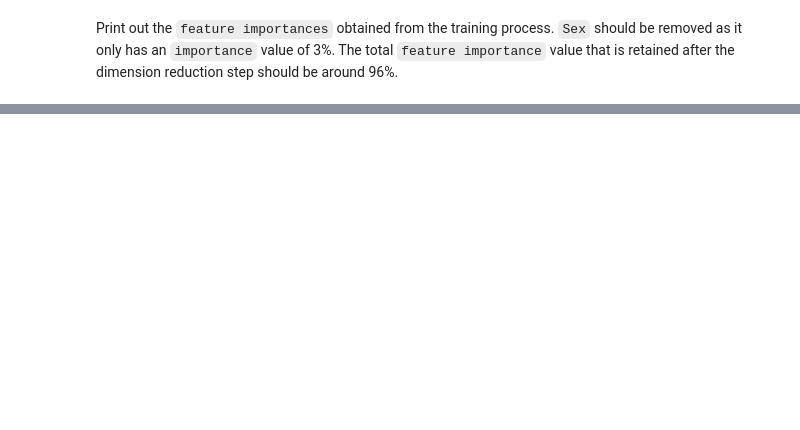
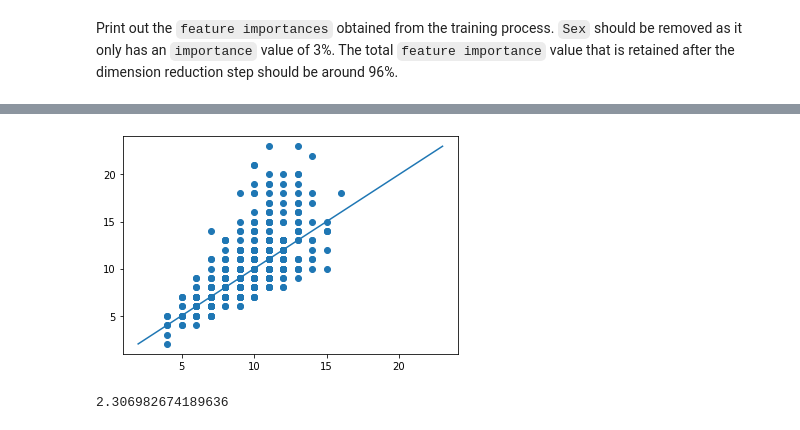
Before and after one commit to Kaiqi-Liang/CITS5508-Labs, a Jupyter notebook: labs/lab04/lab04.ipynb, the cells around one changed output, grey strips where cells are left out. Drawn from its saved outputs; the diff is of its cells as text; code cells hidden in the pictures; blank space fills up the shorter version.

```diff
--- a/labs/lab04/lab04.ipynb
+++ b/labs/lab04/lab04.ipynb
@@ -50,0 +51,6 @@ Looking at the scatter plot, none of the features are linearly correlated. Now m
+# %%
+from sklearn.preprocessing import StandardScaler
+from numpy import ndarray
+def feature_scale(x_train: DataFrame, x_test: DataFrame) -> tuple[ndarray, ndarray]:
+	scaler = StandardScaler()
+	return scaler.fit_transform(x_train), scaler.transform(x_test)
@@ -213,0 +228,9 @@ rmse_report(y_test, list(map(round, y_pred)))
+# %%
+from sklearn.ensemble import BaggingRegressor
+X_train, X_test = feature_scale(x_train, x_test)
+bagging = BaggingRegressor(SVR(), 500, max_samples=0.5, n_jobs=-1, random_state=42)
+bagging.fit(X_train, y_train)
+rmse_report(y_test, predict_rings(bagging, X_test))
+# %% [output]
+[figure, added]
+2.306982674189636
```
Also changed, not shown: parts of 15 cells of this notebook.
